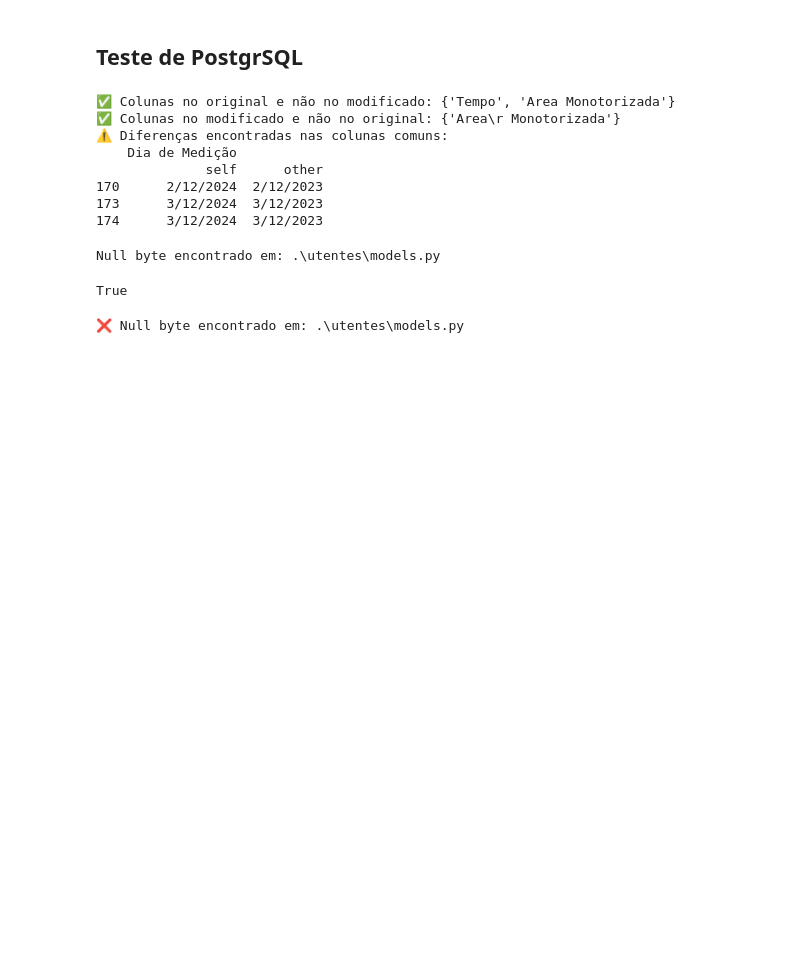
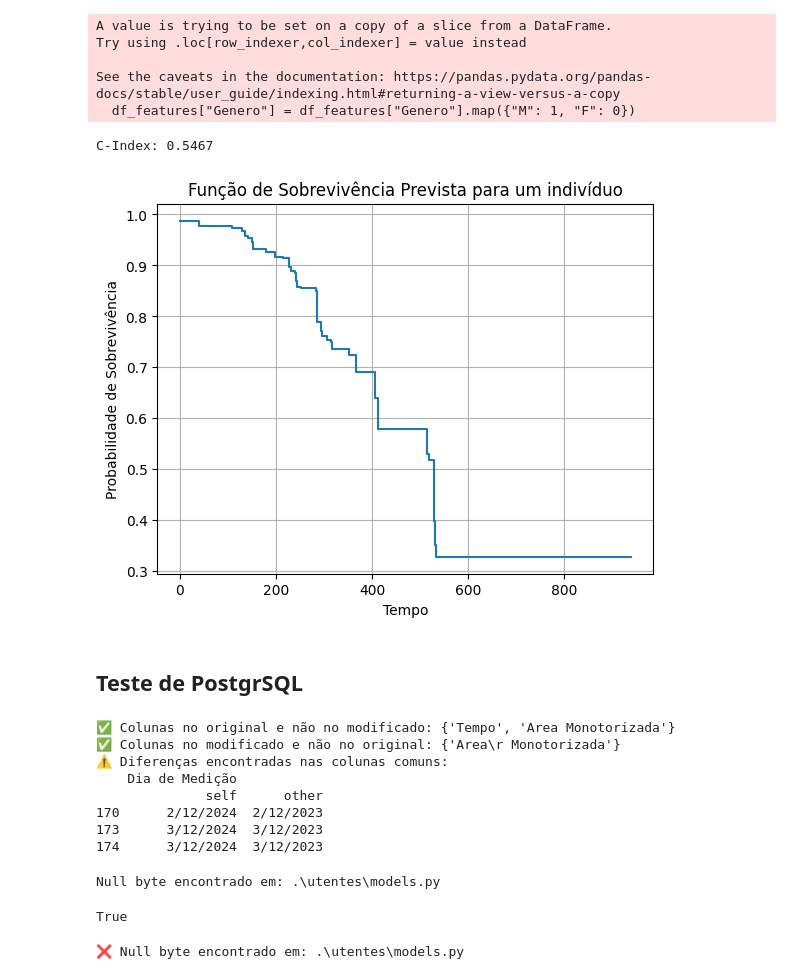
Before and after one commit to GoncaloCSilva/Detect-id, a Jupyter notebook: my_detectID/teste.ipynb, the cells around one changed output. Drawn from its saved outputs; the diff is of its cells as text; code cells hidden in the pictures; blank space fills up the shorter version.

Commit message:
Documentação/Passagem para Ingles/Primeiro teste de RSF

```diff
--- a/my_detectID/teste.ipynb
+++ b/my_detectID/teste.ipynb
@@ -1,3 +3,82 @@
+# %%
+import pandas as pd
+from sklearn.model_selection import train_test_split
+from sksurv.ensemble import RandomSurvivalForest
+from sksurv.util import Surv
+from sklearn.preprocessing import StandardScaler
+import matplotlib.pyplot as plt
+
+# Ler CSV
+df = pd.read_csv("detectid_com_tempo.csv")
+
+# Opcional: tratamento simples de dados (exemplo)
+# Excluir linhas com missing para simplificar
+df = df.dropna()
+# Colunas para manter (features)
+features = [
+    "Genero",
+    "Nível de Consciência",
+    "Frequência Cardíaca",
+    "TA Sistólica",
+    "TA Diastólica",
+    "Temperatura",
+    "SpO2",
+    "Necessidade de O2",
+    "Dor"
+    ]
+
+df_features = df[features]
+df_labels = df[["Tempo", "Evento"]]
+
+# Opcional: tratar género como numérico (0/1)
+df_features["Genero"] = df_features["Genero"].map({"M": 1, "F": 0})
+
+X = df_features
+y = Surv.from_dataframe("Evento", "Tempo", df)
+
+
+# Normalizar features
+scaler = StandardScaler()
+X_scaled = scaler.fit_transform(X)
+
+# Dividir treino/teste
+X_train, X_test, y_train, y_test = train_test_split(X_scaled, y, test_size=0.2, random_state=42)
+
+# Criar e treinar RSF
+rsf = RandomSurvivalForest(n_estimators=100,
+                           min_samples_split=10,
+                           min_samples_leaf=15,
+                           random_state=42)
+rsf.fit(X_train, y_train)
+
+# Avaliar com C-Index
+score = rsf.score(X_test, y_test)
+print(f"C-Index: {score:.4f}")
+
+surv_fn = rsf.predict_survival_function(X_test[:1])
+
+# Os tempos para a função de sobrevivência são:
+time_points = surv_fn[0].x  # tempos para o primeiro indivíduo
+
+# As probabilidades de sobrevivência:
+surv_prob = surv_fn[0].y
+
+import matplotlib.pyplot as plt
+
+plt.step(time_points, surv_prob, where="post")
+plt.title("Função de Sobrevivência Prevista para um indivíduo")
+plt.xlabel("Tempo")
+plt.ylabel("Probabilidade de Sobrevivência")
+plt.grid()
+plt.show()
+# %% [output]
+A value is trying to be set on a copy of a slice from a DataFrame.
+Try using .loc[row_indexer,col_indexer] = value instead
+
+See the caveats in the documentation: https://pandas.pydata.org/pandas-docs/stable/user_guide/indexing.html#returning-a-view-versus-a-copy
+  df_features["Genero"] = df_features["Genero"].map({"M": 1, "F": 0})
+C-Index: 0.5467
+[figure, added]
 # %% [markdown]
 ## Teste de PostgrSQL
 # %%
```
Also changed, not shown: parts of 1 cell of this notebook, 9 other files.
